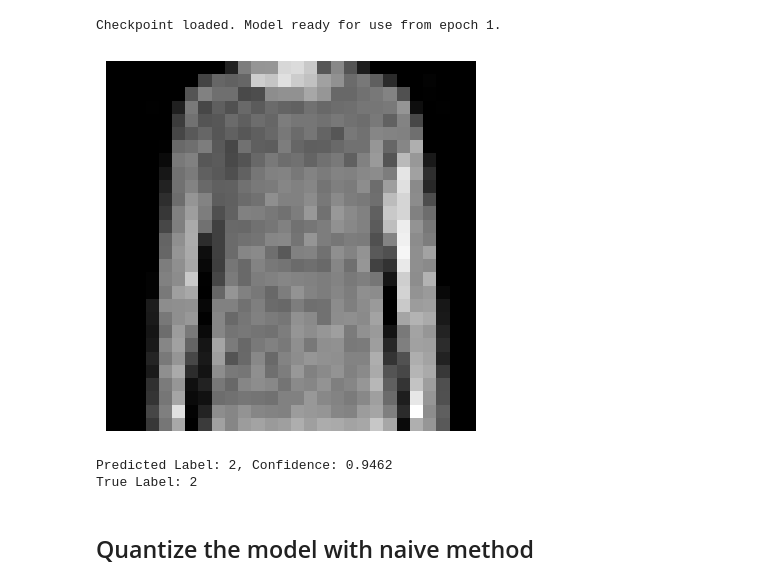
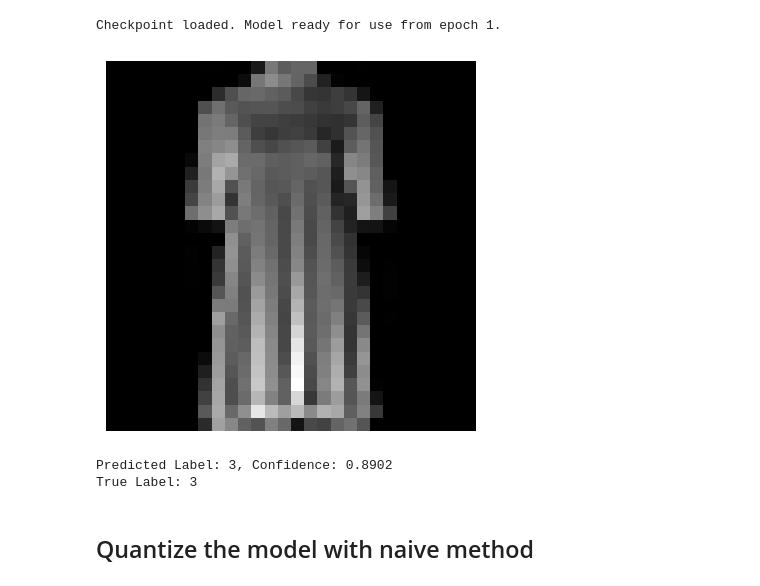
Before and after one commit to TokuyuSou/Quantization, a Jupyter notebook: script/quantize_simple_model.ipynb, the cells around one changed output. Saved outputs shown, nothing was run; the diff lists cells and outputs as text; code cells hidden in the pictures.

```diff
--- a/script/quantize_simple_model.ipynb
+++ b/script/quantize_simple_model.ipynb
@@ -200,15 +200,15 @@ def evaluate_model(model: nn.Module, test_loader: DataLoader) -> float:
     return accuracy
 # %%
 # Load a sample image from the test set
-image, label = test_dataset[0]
+image, label = test_dataset[1]
 
 # Display the image and make a prediction
 predicted_label, confidence = display_and_predict(model, image)
 print(f"True Label: {label}")
 # %% [output]
-[figure, old version]
+[figure, new version]
-Predicted Label: 2, Confidence: 0.9462
-True Label: 2
+Predicted Label: 3, Confidence: 0.8902
+True Label: 3
 # %% [markdown]
 ## Quantize the model with naive method
 # %% [markdown]
```
Also changed, not shown: parts of 29 cells of this notebook, 2 other files.
